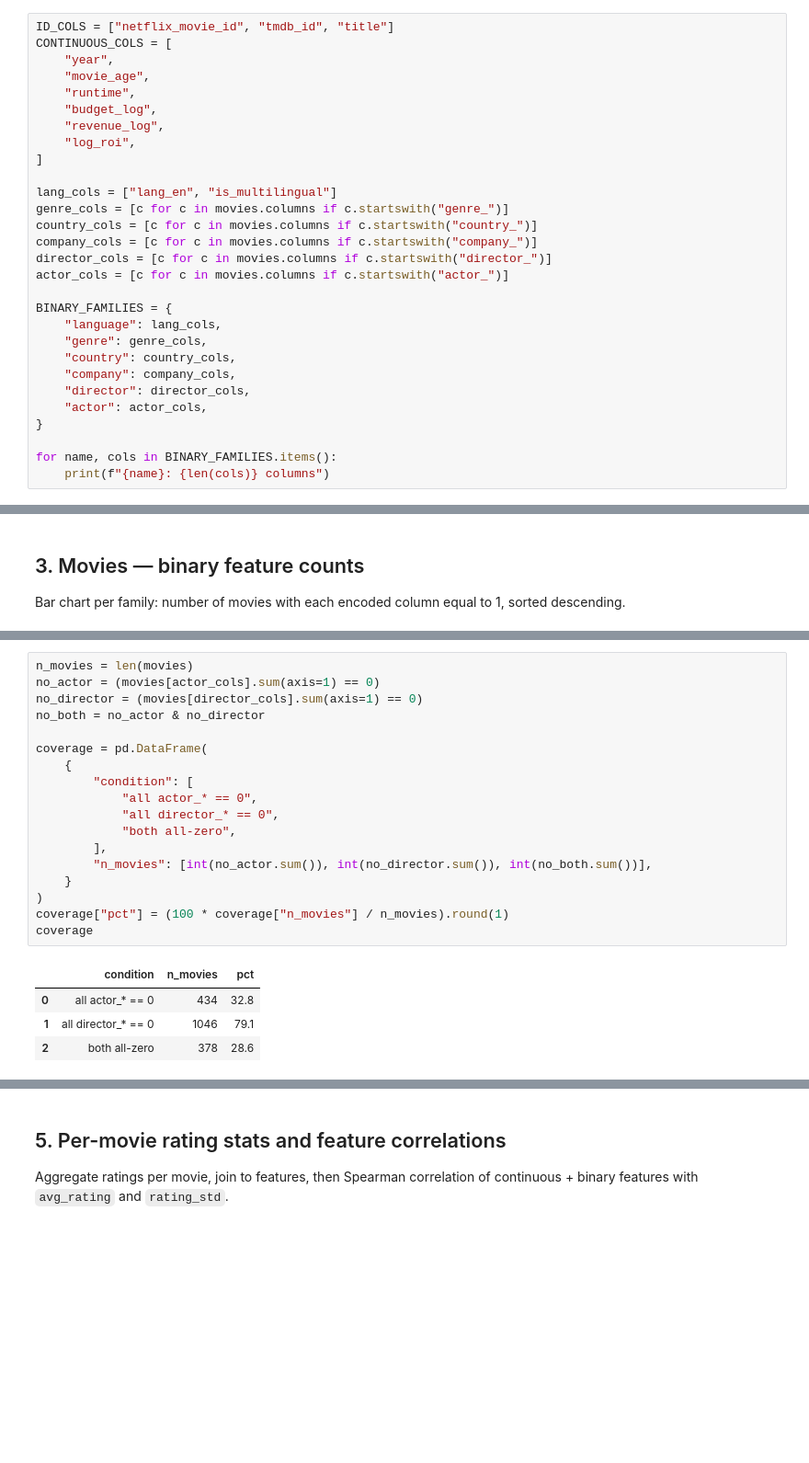
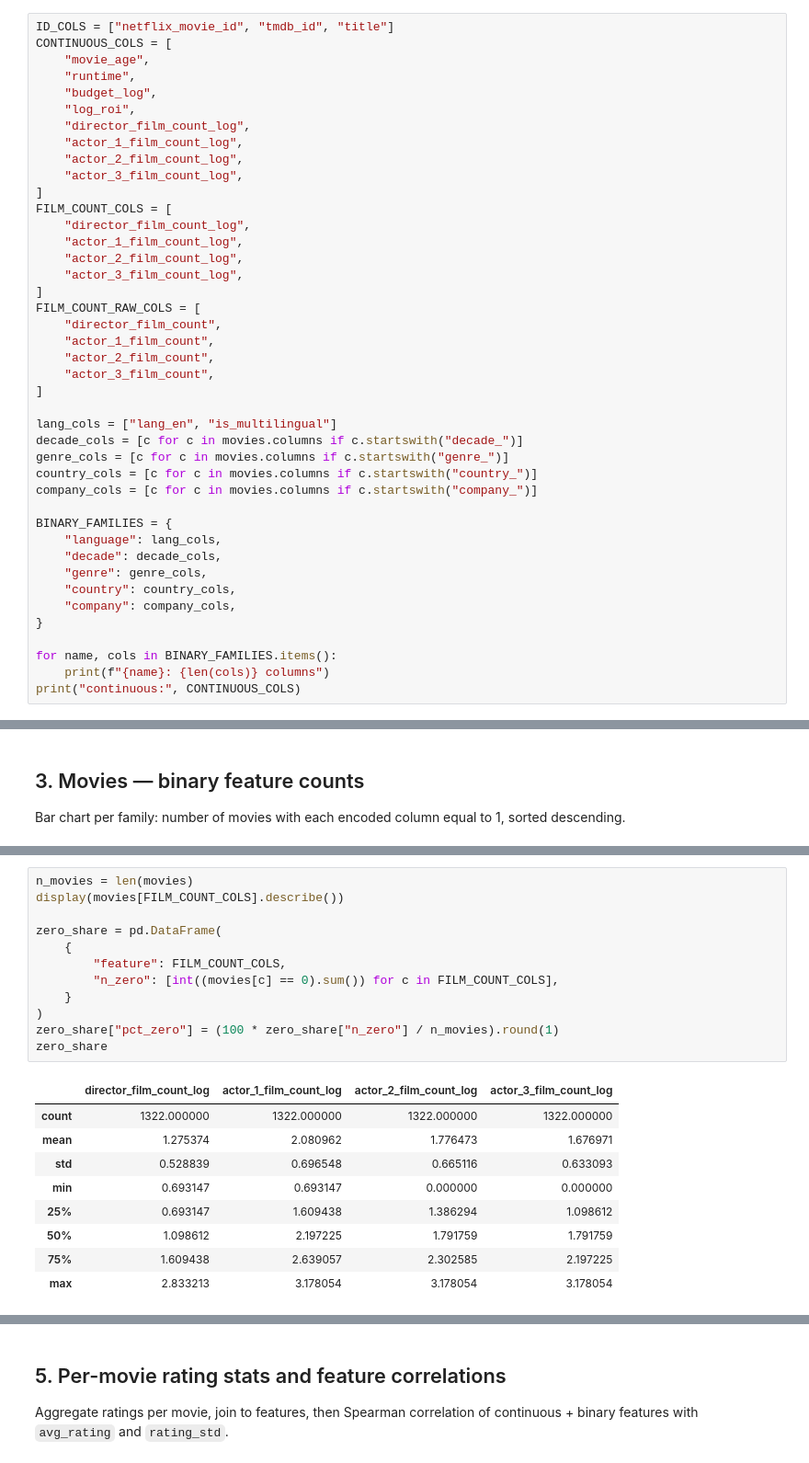
Before and after one commit to ReviBa/applied-DS-project, a Jupyter notebook: notebooks/05_eda.ipynb, the cells around one changed output, grey strips where cells are left out. Shown at 92% size. Saved outputs shown, nothing was run; the diff lists cells and outputs as text; blank space fills up the shorter version.

```diff
--- a/notebooks/05_eda.ipynb
+++ b/notebooks/05_eda.ipynb
@@ -32,31 +32,44 @@ ratings: (57035791, 4)
 # %%
 ID_COLS = ["netflix_movie_id", "tmdb_id", "title"]
 CONTINUOUS_COLS = [
-    "year",
     "movie_age",
     "runtime",
     "budget_log",
-    "revenue_log",
     "log_roi",
+    "director_film_count_log",
+    "actor_1_film_count_log",
+    "actor_2_film_count_log",
+    "actor_3_film_count_log",
+]
+FILM_COUNT_COLS = [
+    "director_film_count_log",
+    "actor_1_film_count_log",
+    "actor_2_film_count_log",
+    "actor_3_film_count_log",
+]
+FILM_COUNT_RAW_COLS = [
+    "director_film_count",
+    "actor_1_film_count",
+    "actor_2_film_count",
+    "actor_3_film_count",
 ]
 
 lang_cols = ["lang_en", "is_multilingual"]
+decade_cols = [c for c in movies.columns if c.startswith("decade_")]
 genre_cols = [c for c in movies.columns if c.startswith("genre_")]
 country_cols = [c for c in movies.columns if c.startswith("country_")]
 company_cols = [c for c in movies.columns if c.startswith("company_")]
-director_cols = [c for c in movies.columns if c.startswith("director_")]
-actor_cols = [c for c in movies.columns if c.startswith("actor_")]
 
 BINARY_FAMILIES = {
     "language": lang_cols,
+    "decade": decade_cols,
     "genre": genre_cols,
     "country": country_cols,
     "company": company_cols,
-    "director": director_cols,
-    "actor": actor_cols,
 }
 
 for name, cols in BINARY_FAMILIES.items():
     print(f"{name}: {len(cols)} columns")
+print("continuous:", CONTINUOUS_COLS)
 # %% [output]
 language: 2 columns
@@ -116,23 +129,22 @@ Movies with no selected actor or director one-hot set (all zeros in that family)
 # %%
 n_movies = len(movies)
-no_actor = (movies[actor_cols].sum(axis=1) == 0)
-no_director = (movies[director_cols].sum(axis=1) == 0)
-no_both = no_actor & no_director
+display(movies[FILM_COUNT_COLS].describe())
 
-coverage = pd.DataFrame(
+zero_share = pd.DataFrame(
     {
-        "condition": [
-            "all actor_* == 0",
-            "all director_* == 0",
-            "both all-zero",
-        ],
-        "n_movies": [int(no_actor.sum()), int(no_director.sum()), int(no_both.sum())],
+        "feature": FILM_COUNT_COLS,
+        "n_zero": [int((movies[c] == 0).sum()) for c in FILM_COUNT_COLS],
     }
 )
-coverage["pct"] = (100 * coverage["n_movies"] / n_movies).round(1)
-coverage
+zero_share["pct_zero"] = (100 * zero_share["n_zero"] / n_movies).round(1)
+zero_share
 # %% [output]
-|  | condition | n_movies | pct |
-| 0 | all actor_* == 0 | 434 | 32.8 |
-| 1 | all director_* == 0 | 1046 | 79.1 |
-| 2 | both all-zero | 378 | 28.6 |
+|  | director_film_count_log | actor_1_film_count_log | actor_2_film_count_log | actor_3_film_count_log |
+| count | 1322.000000 | 1322.000000 | 1322.000000 | 1322.000000 |
+| mean | 1.275374 | 2.080962 | 1.776473 | 1.676971 |
+| std | 0.528839 | 0.696548 | 0.665116 | 0.633093 |
+| min | 0.693147 | 0.693147 | 0.000000 | 0.000000 |
+| 25% | 0.693147 | 1.609438 | 1.386294 | 1.098612 |
+| 50% | 1.098612 | 2.197225 | 1.791759 | 1.791759 |
+| 75% | 1.609438 | 2.639057 | 2.302585 | 2.197225 |
+| max | 2.833213 | 3.178054 | 3.178054 | 3.178054 |
```
Also changed, not shown: parts of 14 cells of this notebook, 2 other files.
